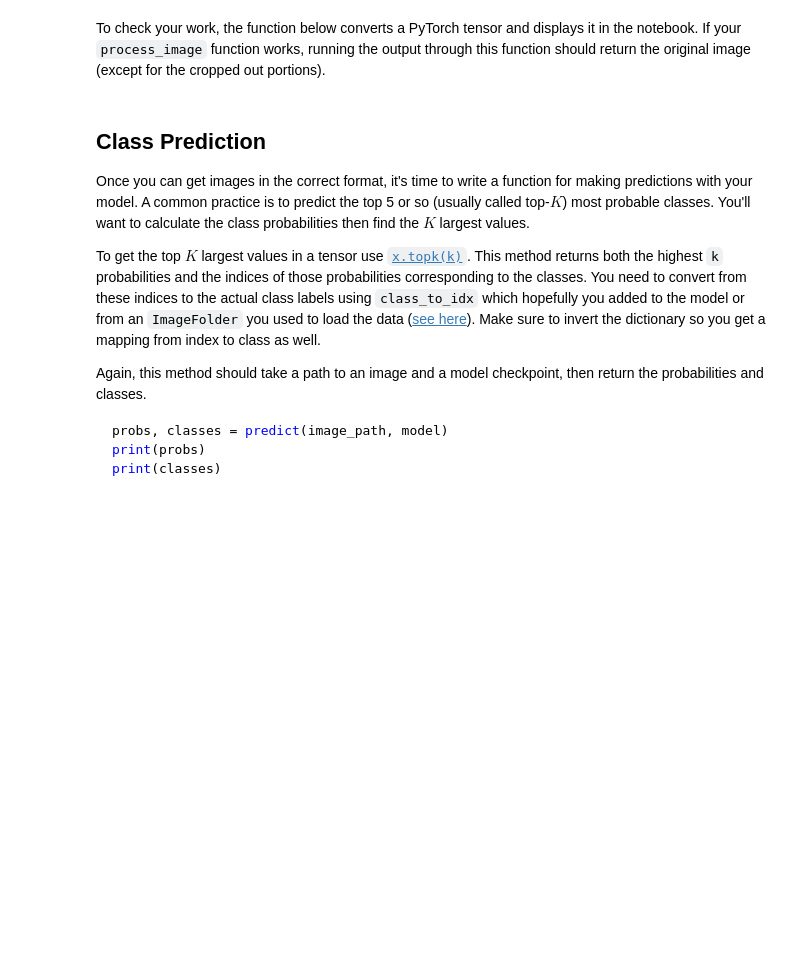
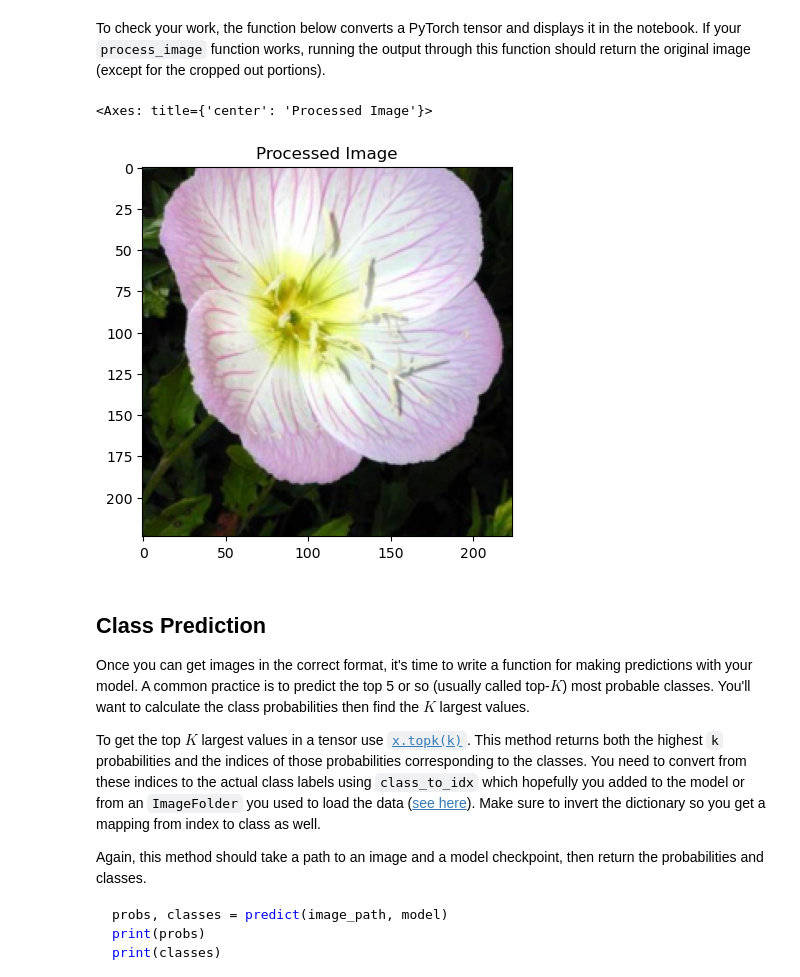
Before and after one commit to Precoder365/Pro2-Flower-Species-Classifier, a Jupyter notebook: Image Classifier Project.ipynb, the cells around one changed output. Drawn from its saved outputs; the diff is of its cells as text; code cells hidden in the pictures; blank space fills up the shorter version.

```diff
--- a/Image Classifier Project.ipynb
+++ b/Image Classifier Project.ipynb
@@ -378,6 +366,14 @@ At this point it's good to write a function that can load a checkpoint and rebui
 # TODO: Write a function that loads a checkpoint and rebuilds the model
 checkpoint = torch.load('my-checkpoint.pth')
 
+model = models.efficientnet_b2(weights="IMAGENET1K_V1")
+model.classifier = checkpoint['classifier']
 model.load_state_dict(checkpoint['model_state_dict'])
+model.class_to_idx = checkpoint['class_to_idx']
+optimizer = torch.optim.Adam(model.classifier.parameters(), lr=0.001)
 optimizer.load_state_dict(checkpoint['optimizer_state_dict'])
-classifier_config = checkpoint['classifier']
+num_epochs = checkpoint['epochs']
+
+print(model)
+print(optimizer)
+print(num_epochs)
@@ -422,10 +436,10 @@ def process_image(image):
     ])
 
     img = Image.open(image)
-
+    img = img.convert("RGB")
     img_tensor = transform(img)
-
-    return img_tensor
+    img_array = img_tensor.numpy()
+    return img_array
 # %% [markdown]
 To check your work, the function below converts a PyTorch tensor and displays it in the notebook. If your `process_image` function works, running the output through this function should return the original image (except for the cropped out portions).
 # %%
@@ -455,9 +469,17 @@ def imshow(image, ax=None, title=None):
 # %%
 files = os.listdir(test_dir)
 folder_path = os.path.join(test_dir, files[0])
 files2 = os.listdir(folder_path)
+
 image_path = os.path.join(folder_path, files2[0])
-imshow(process_image(image_path), title="Processed Image")
+
+img_array = process_image(image_path)
+img_tensor = torch.tensor(img_array)
+
+imshow(img_tensor, title="Processed Image")
+# %% [output]
+<Axes: title={'center': 'Processed Image'}>
+[figure, added]
 # %% [markdown]
 ## Class Prediction
 
```
Also changed, not shown: parts of 21 cells of this notebook, 1 other file.
